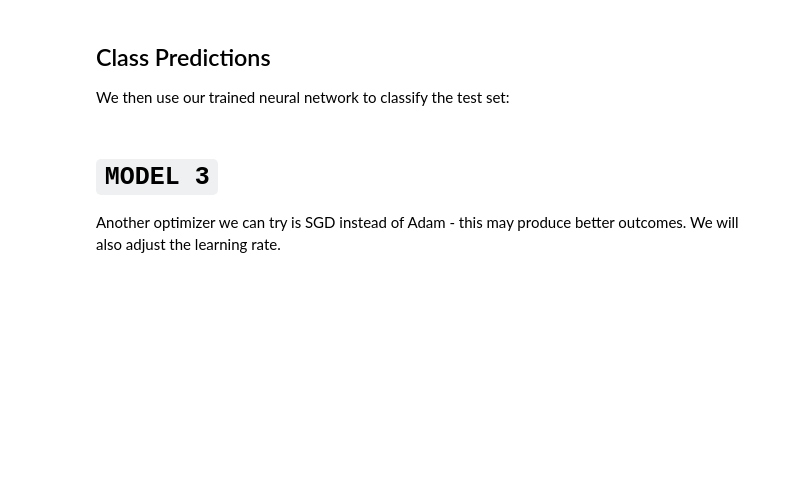
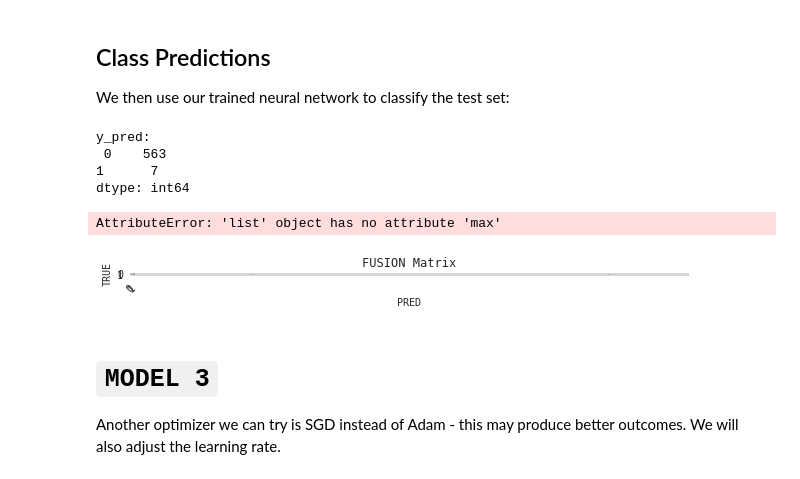
Before and after one commit to alphasentaurii/starskope, a Jupyter notebook: starskope.ipynb, the cells around one changed output. Cells and saved outputs as stored; diff of their text form; code cells hidden in the pictures; blank space fills up the shorter version.

```diff
--- a/starskope.ipynb
+++ b/starskope.ipynb
@@ -945,8 +932,3 @@ params = dict(validation_data = (x_test, y_test),
-# %%
-# MODEL 2
-# using the baseline model as our build model function
-
-m2, h2 = scikit_keras(build_fn=keras_train, compiler=compiler, params=params)
 # %% [markdown]
 ## Summary (M2)
 # %%
@@ -961,2 +961,34 @@ from spacekit.metriks import *
+# %%
+def get_preds(x_test,y_test,store=False,model=m2,verbose=True,**kwargs):
+#y_true = (y_test[:, 0] + 0.5).astype("int") # flatten and make integer
+#y_hat = model.predict(x_test)[:,0]
+# import pandas as pd
+# import numpy as np
+# from sklearn import metrics
+# from sklearn.metrics import accuracy_score, recall_score
+    if model is None:
+        model=model
+    # class predictions
+    y_true = y_test.flatten()
+    y_hat = model.predict(x_test)
+    y_pred = model.predict_classes(x_test).flatten()
+    preds = pd.Series(y_pred).value_counts(normalize=False)
+
+    if verbose:
+        print(f"y_pred:\n {preds}")
+        print("\n")
+
+    if store:
+        # store in dict
+        pre_dict = {'yt':y_true, 'yh':y_hat,'yp':y_pred,'preds':preds}
+
+        # save to textfile/pickle obj?
+
+    return y_true, y_pred
 # %%
-y_true2,y_pred2 = predictions.get_preds(x_test,y_test,model=m2,verbose=True)
+yt2,yp2 = get_preds(X_test,y_test,model=m2,verbose=True)
+# %% [output]
+y_pred:
+ 0    563
+1      7
+dtype: int64
@@ -963,3 +1083,8 @@ y_true2,y_pred2 = predictions.get_preds(x_test,y_test,model=m2,verbose=True)
+# %%
+fusion_matrix(matrix=[yt2,yp2])
+# %% [output]
+AttributeError: 'list' object has no attribute 'max'
+[figure, added]
 # %%
 ### renamed keras_history and moved under plots class
 
```
Also changed, not shown: parts of 33 cells of this notebook.
